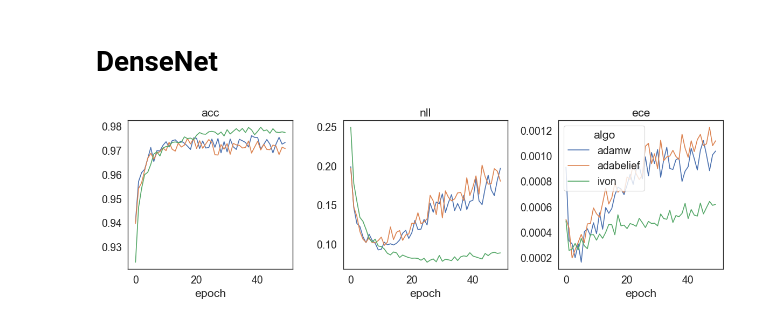
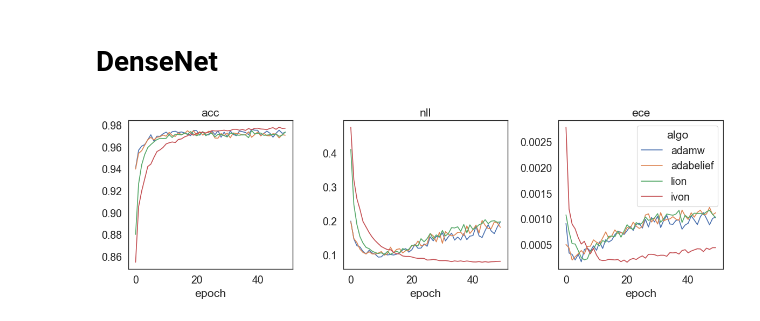
Before and after one commit to dimarkov/blrax, a Jupyter notebook: examples/test_mnist.ipynb, the cells around one changed output. Cells and saved outputs as stored; diff of their text form; code cells hidden in the pictures.

Commit message:
updated various aspects of the code to match better optax implementations

```diff
--- a/examples/test_mnist.ipynb
+++ b/examples/test_mnist.ipynb
@@ -183,7 +180,7 @@ def run_training(key, nnet, optim, train_ds, test_ds, num_epochs=10, batch_size=
     # Training step function
     @eqx.filter_jit
     def train_step(loss_fn, params, opt_state, x, y):
-        loss_value, grads = parallel_value_and_grad(loss_fn, opt_state[0], params, x, y)
+        loss_value, grads = noisy_value_and_grad(loss_fn, opt_state[0], params, x, y)
         updates, opt_state = optim.update(grads, opt_state, params)
         params = optax.apply_updates(params, updates)
         return params, opt_state, loss_value
@@ -292,34 +289,37 @@ trained_nnet, final_opt_state, metrics1 = run_training(_key, nnet, optim, train_
 key, _key = jr.split(key)
 optim = optax.adabelief(learning_rate=1e-3)
 trained_nnet, final_opt_state, metrics2 = run_training(_key, nnet, optim, train_ds, test_ds, num_epochs=50)
+
+key, _key = jr.split(key)
+optim = optax.lion(learning_rate=1e-4, weight_decay=0.)
+trained_nnet, final_opt_state, metrics3 = run_training(_key, nnet, optim, train_ds, test_ds, num_epochs=50)
 # %%
-from blrax.optim import ivon
-
 key, _key = jr.split(key)
 optim = ivon(
     _key,
     1e-3,
     s0=1.,
-    h0=1e-2,
+    h0=5e-2,
     num_data=len(train_ds['image']),
     mc_samples=1,
-    clip_radius=jnp.inf,
+    clip_radius=5 * 1e-2,
     b1=0.9,
     b2=0.99999,
 )
 key, _key = jr.split(key)
-trained_nnet, final_opt_state, metrics3 = run_training(_key, nnet, optim, train_ds, test_ds, num_epochs=50)
+trained_nnet, final_opt_state, metrics4 = run_training(_key, nnet, optim, train_ds, test_ds, num_epochs=50)
 # %%
 fig, axes = plt.subplots(1, 3, figsize=(12, 4))
 
 for i, name in enumerate(['acc', 'nll', 'ece']):
     axes[i].plot(metrics1[name], label='adamw')
     axes[i].plot(metrics2[name], label='adabelief')
-    axes[i].plot(metrics3[name], label='ivon')
+    axes[i].plot(metrics3[name], label='lion')
+    axes[i].plot(metrics4[name], label='ivon')
     axes[i].set_title(name)
     axes[i].set_xlabel('epoch')
 
 plt.legend(title='algo')
 fig.tight_layout()
 # %% [output]
-[figure, old version]
+[figure, new version]
```
Also changed, not shown: parts of 1 cell of this notebook, 5 other files.
